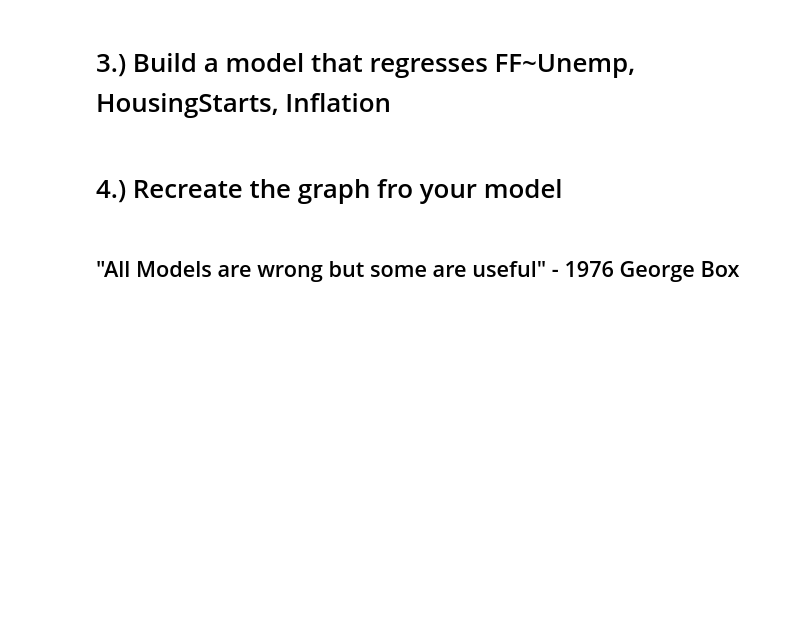
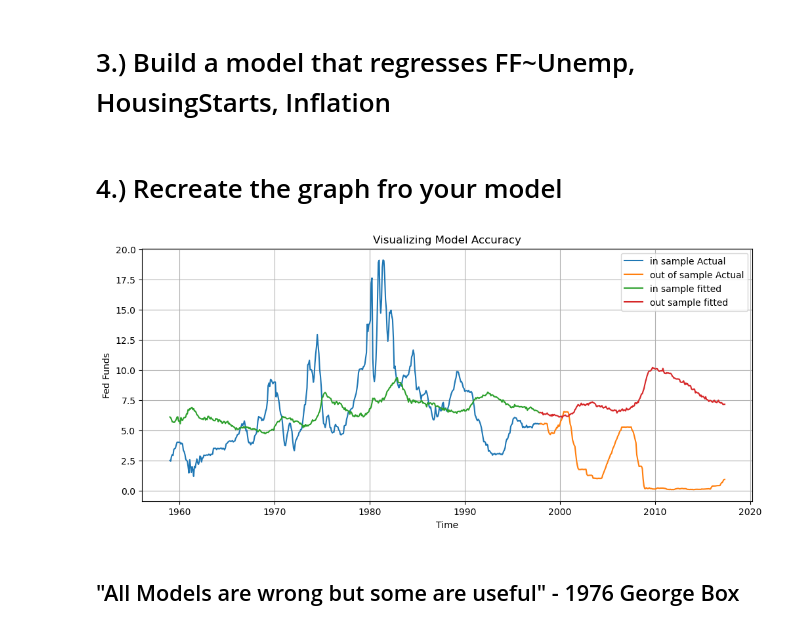
Before and after one commit to FaneDing/Machine-Learning, a Jupyter notebook: Sec 1 Homework #1.ipynb, the cells around one changed output. Saved outputs shown, nothing was run; the diff lists cells and outputs as text; code cells hidden in the pictures; blank space fills up the shorter version.

```diff
--- a/Sec 1 Homework #1.ipynb
+++ b/Sec 1 Homework #1.ipynb
@@ -31,27 +12,27 @@ data.describe()
 # %% [markdown]
 # 2.) Do Not Randomize, split your data into Train, Test Holdout
 # %%
-split_1 =
-split_2 =
-data_in =
-data_out =
-data_hold =
+split_1 = int(len(data) * .6)
+split_2 = int(len(data) * .9)
+data_in = data[:split_1]
+data_out = data[split_1:split_2]
+data_hold = data[split_2:]
 # %%
-X_in =
-y_in =
-X_out =
-y_out =
-X_hold =
-y_hold =
+X_in = data_in.iloc[:,1:] # We need the x variable, all the other column
+y_in = data_in.iloc[:,:1] # We need the x variable, only one column
+X_out = data_out.iloc[:,1:]
+y_out = data_out.iloc[:,:1]
+X_hold = data_hold.iloc[:,1:]
+y_hold = data_hold.iloc[:,:1]
 # %%
 # Add Constants
-X_in =
-X_out =
-X_hold =
+X_in = sm.add_constant(X_in)
+X_out =  sm.add_constant(X_out)
+X_hold =  sm.add_constant(X_hold)
 # %% [markdown]
 # 3.) Build a model that regresses FF~Unemp, HousingStarts, Inflation
 # %%
-model1 =
+model1 = sm.OLS(y_in, X_in).fit()
 # %% [markdown]
 # 4.) Recreate the graph fro your model
 # %%
@@ -59,16 +40,21 @@ import matplotlib.pyplot as plt
 # %%
 plt.figure(figsize = (12,5))
 
 ###
-
+plt.plot(y_in)
+plt.plot(y_out)
+plt.plot(model1.predict(X_in))
+plt.plot(model1.predict(X_out))
 ###
 
 plt.ylabel("Fed Funds")
 plt.xlabel("Time")
 plt.title("Visualizing Model Accuracy")
-plt.legend([])
+plt.legend(["in sample Actual", "out of sample Actual", "in sample fitted", "out sample fitted"])
 plt.grid()
 plt.show()
+# %% [output]
+[figure, added]
 # %% [markdown]
 ## "All Models are wrong but some are useful" - 1976 George Box
 # %% [markdown]
```
Also changed, not shown: parts of 8 cells of this notebook.
